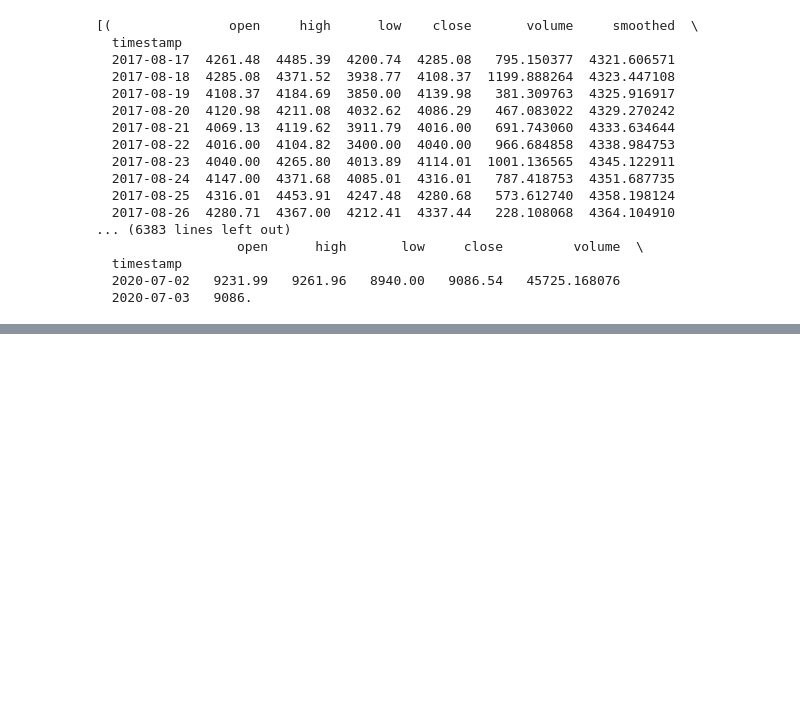
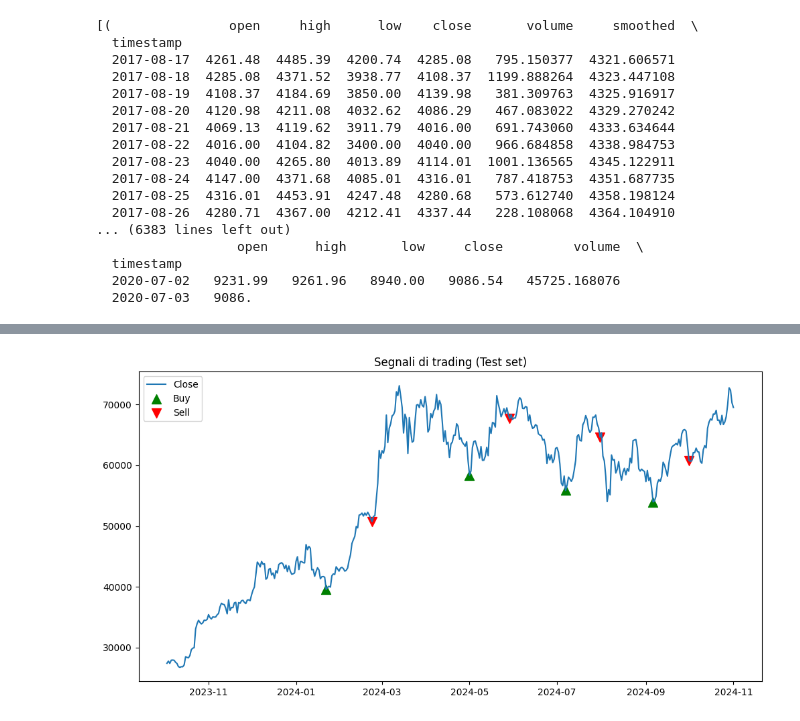
Before and after one commit to AleImbri/Crypto-machine-learning, a Jupyter notebook: Analisi ciclica.ipynb, the cells around one changed output, grey strips where cells are left out. Drawn from its saved outputs; the diff is of its cells as text; code cells hidden in the pictures; blank space fills up the shorter version.

Commit message:
Aggiunto metodo 5 ad Analisi ciclica

```diff
--- a/Analisi ciclica.ipynb
+++ b/Analisi ciclica.ipynb
@@ -652,0 +1124,18 @@ blocks
+# %%
+###############################################################################
+# 7) PENALIZZA CICLI TROPPO FREQUENTI
+###############################################################################
+def penalize_frequent_cycles(cycles, min_gap=15):
+    """
+    Rimuove i cicli che iniziano troppo presto rispetto al ciclo precedente.
+    min_gap = 15 => deve passare almeno 15 giorni tra la fine di un ciclo e
+                    l'inizio del successivo.
+    """
+    refined = []
+    last_end = None
+    for c in cycles:
+        if c['end'] is not None:
+            if last_end is None or (c['start'] - last_end).days >= min_gap:
+                refined.append(c)
+            last_end = c['end']
+    return refined
@@ -652,0 +1288,63 @@ blocks
+# %%
+###############################################################################
+# ESEMPIO DI UTILIZZO CON SPLIT TRAIN/VAL/TEST
+###############################################################################
+if __name__ == "__main__":
+    # Supponiamo di avere un CSV con colonna 'Date' e 'close'
+    # Carichiamo i dati
+    # Esempio generico, sostituisci con il tuo dataset reale
+    # df_main = pd.read_csv('btc_data.csv', parse_dates=['Date'])
+
+    # Per dimostrazione, creo un df_main fittizio
+    # dates = pd.date_range(start='2020-01-01', periods=500)
+    # close_prices = np.linspace(7000, 30000, 500)  # trend finto
+    # df_main = pd.DataFrame({'Date': dates, 'close': close_prices})
+
+    # Split
+    df_train, df_val, df_test = train_val_test_split(data,
+                                                     train_size=0.7,
+                                                     val_size=0.15,
+                                                     test_size=0.15,
+                                                     date_col='Date')
+
+    # Parametri (puoi cambiarli a piacere)
+    params = {
+        'date_col': 'Date',
+        'close_col': 'close',
+        'initial_balance': 1000.0,
+        'use_smooth': True,
+        'cutoff': 0.05,
+        'order': 2,
+        'smooth_col': 'smoothed',
+        'window': 10,
+        'cycle_min': 20,
+        'cycle_max': 50,
+        'tolerance': 5,
+        'min_price_change': 10,
+        'min_gap': 15,
+        'fee_percent': 0.1
+    }
+
+    # Applico la pipeline su TRAIN
+    df_train_proc, train_balance, train_cycles = apply_pipeline(df_train.copy(), **params)
+    print(f"Train final balance: {train_balance:.2f} USDT")
+
+    # Applico la pipeline su VALIDATION
+    df_val_proc, val_balance, val_cycles = apply_pipeline(df_val.copy(), **params)
+    print(f"Validation final balance: {val_balance:.2f} USDT")
+
+    # Una volta decisi i parametri ottimali su val, si può testare su test
+    df_test_proc, test_balance, test_cycles = apply_pipeline(df_test.copy(), **params)
+    print(f"Test final balance: {test_balance:.2f} USDT")
+
+    # Se vuoi, puoi anche plottare i segnali sul dataset di test
+    plt.figure(figsize=(12,6))
+    plt.plot(df_test_proc['Date'], df_test_proc['close'], label='Close')
+    buy_points = df_test_proc[df_test_proc['signal'] == 1]
+    sell_points = df_test_proc[df_test_proc['signal'] == -1]
+    plt.scatter(buy_points['Date'], buy_points['close'], marker='^', color='g', s=100, label='Buy')
+    plt.scatter(sell_points['Date'], sell_points['close'], marker='v', color='r', s=100, label='Sell')
+    plt.legend()
+    plt.title('Segnali di trading (Test set)')
+    plt.show()
+# %% [output]
@@ -652,0 +1354 @@ blocks
+[figure, added]
```
Also changed, not shown: parts of 38 cells of this notebook.
